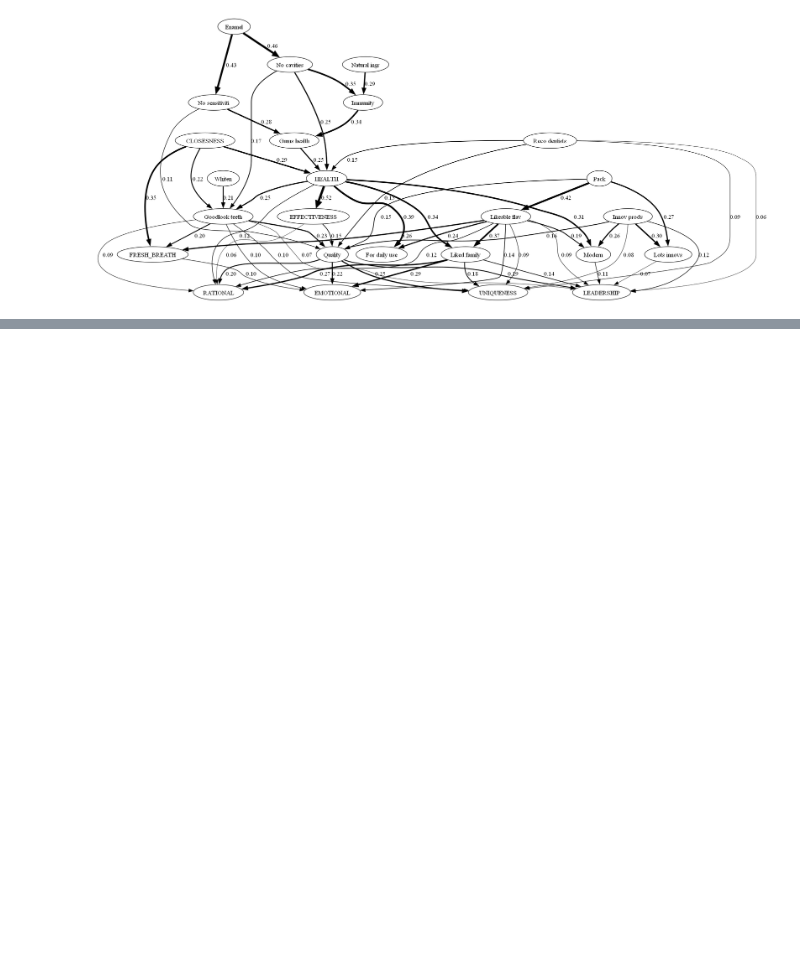
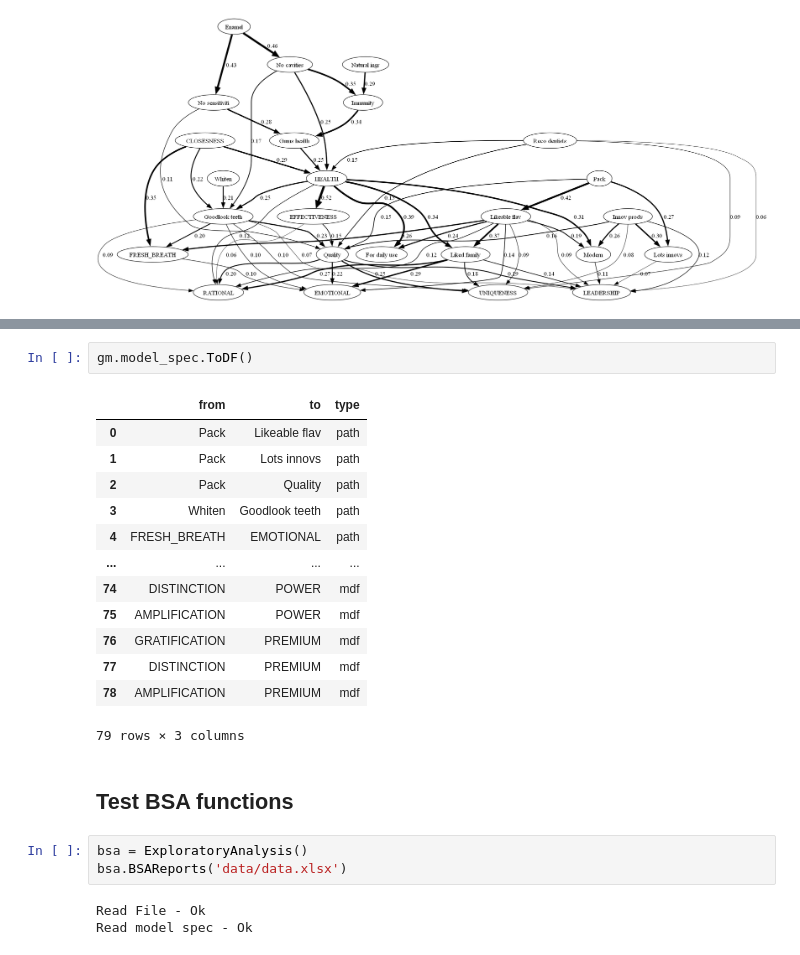
Before and after one commit to woskxmcnvb/BrandImageNetworks, a Jupyter notebook: module_tests.ipynb, the cells around one changed output, grey strips where cells are left out. Saved outputs shown, nothing was run; the diff lists cells and outputs as text; blank space fills up the shorter version.

Commit message:
stage 2 analysis complete

```diff
--- a/module_tests.ipynb
+++ b/module_tests.ipynb
@@ -118,0 +159,24 @@ PlotGraph(gm.Graph(add_pls_weights=True))
+# %%
+gm.model_spec.ToDF()
+# %% [output]
+|  | from | to | type |
+| 0 | Pack | Likeable flav | path |
+| 1 | Pack | Lots innovs | path |
+| 2 | Pack | Quality | path |
+| 3 | Whiten | Goodlook teeth | path |
+| 4 | FRESH_BREATH | EMOTIONAL | path |
+| ... | ... | ... | ... |
+| 74 | DISTINCTION | POWER | mdf |
+| 75 | AMPLIFICATION | POWER | mdf |
+| 76 | GRATIFICATION | PREMIUM | mdf |
+| 77 | DISTINCTION | PREMIUM | mdf |
+| 78 | AMPLIFICATION | PREMIUM | mdf |
+79 rows × 3 columns
+# %% [markdown]
+## Test BSA functions
+# %%
+bsa = ExploratoryAnalysis()
+bsa.BSAReports('data/data.xlsx')
+# %% [output]
+Read File - Ok
+Read model spec - Ok
```
Also changed, not shown: parts of 9 cells of this notebook, 4 other files.
